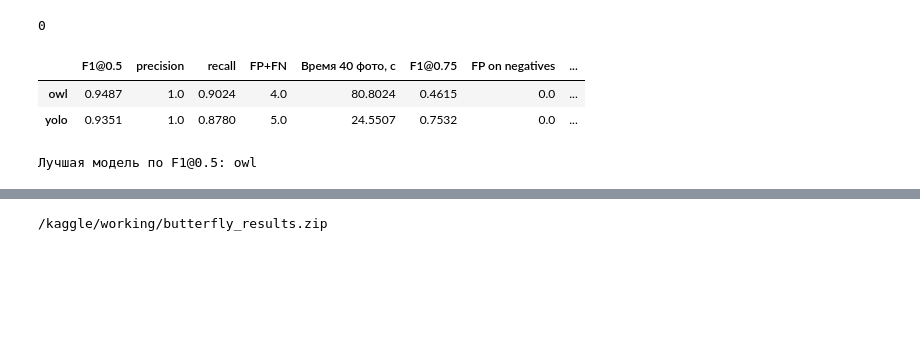
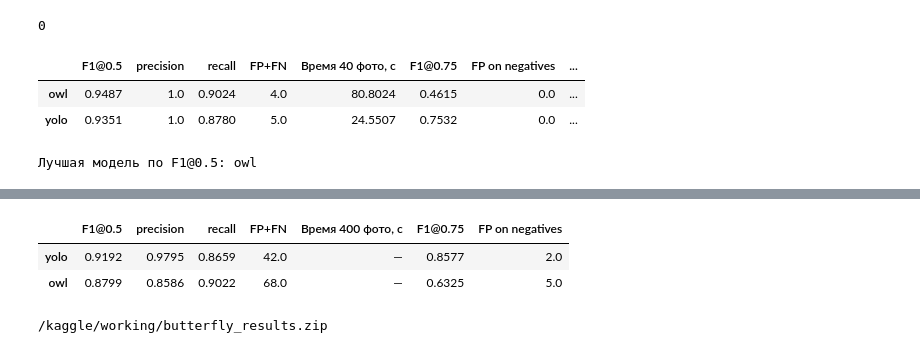
Before and after one commit to Mikhail356/butterfly-detection, a Jupyter notebook: butterfly_owl_yolo.ipynb, the cells around one changed output, grey strips where cells are left out. Drawn from its saved outputs; the diff is of its cells as text; code cells hidden in the pictures; blank space fills up the shorter version.

```diff
--- a/butterfly_owl_yolo.ipynb
+++ b/butterfly_owl_yolo.ipynb
@@ -63,6 +63,8 @@ YOLO: OK
 0
 # %%
 # Настройки запуска
+GOLDEN_400_PATH = None  # Задайте путь к CSV строкой при необходимости.
+
 OWL = {'confidence': 0.4,
  'nms_iou': 0.5,
  'fusion': {'iou': 0.35, 'nms_iou': 0.5},
@@ -389,14 +392,17 @@ def count_matches(overlap, threshold):
 
 
 def metrics(golden, predictions):
-    assert len(predictions) == 40 and all(row['error'] is None for row in predictions)
-    gold = {row['photo_id']: row['boxes'] for row in golden}
-    assert set(gold) == {row['photo_id'] for row in predictions}
+    gold = {str(row['photo_id']): row['boxes'] for row in golden}
+    ids = [str(row['photo_id']) for row in predictions]
+    if len(gold) != len(golden) or len(ids) != len(set(ids)) or gold.keys() != set(ids):
+        raise ValueError('ID предсказаний и эталона не совпадают или повторяются.')
+    if any(row['error'] is not None or row['boxes'] is None for row in predictions):
+        raise ValueError('В предсказаниях есть ошибки обработки.')
     matches = {0.5: 0, 0.75: 0}
     predicted = sum(len(row['boxes']) for row in predictions)
     expected = sum(len(boxes) for boxes in gold.values())
     for row in predictions:
-        a = np.array([xyxy(b) for b in gold[row['photo_id']]], dtype=float).reshape(-1, 4)
+        a = np.array([xyxy(b) for b in gold[str(row['photo_id'])]], dtype=float).reshape(-1, 4)
         b = np.array([xyxy(b) for b in row['boxes']], dtype=float).reshape(-1, 4)
         overlap = pairwise_iou(a, b)
         for threshold in matches:
@@ -404,9 +410,10 @@ def metrics(golden, predictions):
     tp = matches[0.5]
     return {'F1@0.5': 2 * tp / (expected + predicted), 'precision': tp / predicted if predicted else 0,
             'recall': tp / expected, 'FP+FN': predicted + expected - 2 * tp,
-            'Время 40 фото, с': sum(row['seconds'] for row in predictions),
+            f'Время {len(golden)} фото, с': sum(row['seconds'] for row in predictions)
+            if all('seconds' in row for row in predictions) else None,
             'F1@0.75': 2 * matches[0.75] / (expected + predicted),
-            'FP on negatives': sum(len(row['boxes']) for row in predictions if not gold[row['photo_id']])}
+            'FP on negatives': sum(len(row['boxes']) for row in predictions if not gold[str(row['photo_id'])])}
 # %%
 # Предсказания
 BATCH_SIZE = 1
@@ -420,7 +427,7 @@ configs = {'owl': OWL, 'yolo': YOLO_SETTINGS}
 save(OUT / 'settings.json', {'models': weights, 'configs': configs, 'batch_size_per_gpu': BATCH_SIZE})
 (OUT.parent / 'butterfly_results.zip').unlink(missing_ok=True)
 prediction_files = [f'{model}_predictions_{size}.jsonl' for model in configs for size in [40, 400]]
-for name in ['metrics.csv', 'best_model.json'] + prediction_files:
+for name in ['metrics.csv', 'metrics_400.csv', 'best_model.json'] + prediction_files:
     (OUT / name).unlink(missing_ok=True)
 predictions, annotation_seconds = {}, {}
 for name, config in configs.items():
@@ -450,3 +461,52 @@ print('Лучшая модель по F1@0.5:', winner)
+# %%
+def load_golden_400(expected_ids):
+    path = GOLDEN_400_PATH
+    if path is None:
+        name = 'butterflies_400_final.csv'
+        local_path = Path(name)
+        matches = [local_path] if local_path.is_file() else sorted(Path('/kaggle/input').rglob(name))
+        if not matches:
+            print(f'Добавьте {name} в Input, чтобы посчитать метрики на 400 фото.')
+            return None
+        if len(matches) > 1:
+            raise ValueError(f'Укажите GOLDEN_400_PATH явно. Найдены файлы: {matches}')
+        path = matches[0]
+
+    golden = {}
+    with Path(path).open(encoding='utf-8-sig', newline='') as file:
+        for row in csv.DictReader(file):
+            photo_id = row['photo_id']
+            if photo_id in golden:
+                raise ValueError(f'Повтор photo_id в эталоне: {photo_id}')
+            raw_boxes = json.loads(row['boxes'])
+            if not isinstance(raw_boxes, list):
+                raise ValueError(f'Ожидался список рамок у фото {photo_id}')
+            boxes = []
+            for left, top, right, bottom in raw_boxes:
+                if not (0 <= left < right <= 1 and 0 <= top < bottom <= 1):
+                    raise ValueError(f'Некорректная рамка у фото {photo_id}')
+                boxes.append({'left': left, 'top': top, 'width': right - left, 'height': bottom - top})
+            if len(boxes) != int(row['box_count']):
+                raise ValueError(f'Не совпало число рамок у фото {photo_id}')
+            golden[photo_id] = boxes
+    if len(golden) != 400 or golden.keys() != expected_ids:
+        raise ValueError('photo_id эталона должны совпадать с 400 фото основного набора.')
+    return [{'photo_id': photo_id, 'boxes': boxes} for photo_id, boxes in golden.items()]
+
+
+main_ids = {str(row['photo_id']) for row in photos if row['subset'] == 'unlabeled'}
+golden_400 = load_golden_400(main_ids)
+if golden_400 is not None:
+    table_400 = pd.DataFrame({
+        name: metrics(golden_400, [row for row in rows if str(row['photo_id']) in main_ids])
+        for name, rows in predictions.items()
+    }).T.sort_values('F1@0.5', ascending=False)
+    table_400.to_csv(OUT / 'metrics_400.csv', index_label='model')
+    display(table_400.round(4))
+# %% [output]
+|  | F1@0.5 | precision | recall | FP+FN | Время 400 фото, с | F1@0.75 | FP on negatives |
+| yolo | 0.9192 | 0.9795 | 0.8659 | 42.0 | — | 0.8577 | 2.0 |
+| owl | 0.8799 | 0.8586 | 0.9022 | 68.0 | — | 0.6325 | 5.0 |
 # %%
 # Сохранение результатов
 archive_path = OUT.parent / 'butterfly_results.zip'
```
Also changed, not shown: parts of 4 cells of this notebook, 5 other files.
